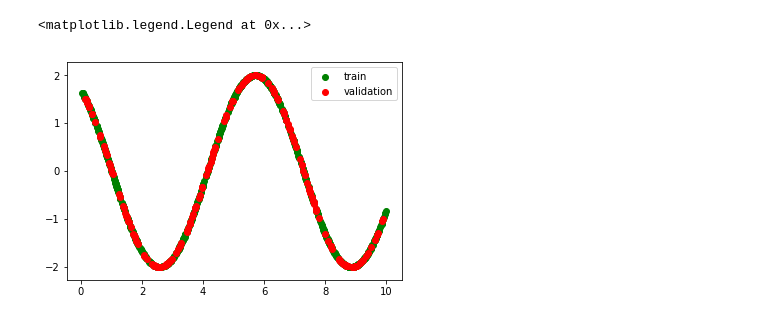
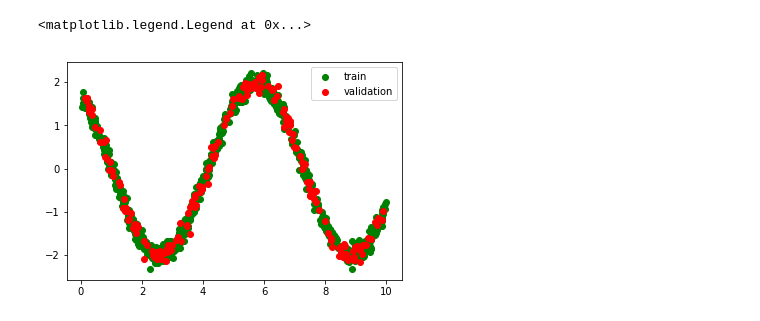
Before and after one commit to hbhat4000/sdeinference, a Jupyter notebook: NNcode/1dim_2hiddenLayers.ipynb, the cells around one changed output. Saved outputs shown, nothing was run; the diff lists cells and outputs as text; code cells hidden in the pictures.

```diff
--- a/NNcode/1dim_2hiddenLayers.ipynb
+++ b/NNcode/1dim_2hiddenLayers.ipynb
@@ -24,25 +24,26 @@ n_epochs = 1001
 # %%
 # randn takes the dimensions of the returned array as the parameters
 def function_to_learn(x):
-    return 2 * np.sin(1 - x) # + 0.125 * np.random.randn(*x.shape)
+    return 2 * np.sin(1 - x)
+
+def function_to_learn_with_noise(x):
+    return 2 * np.sin(1 - x) + 0.125 * np.random.randn(*x.shape)
 # %%
-all_x = np.float32(np.random.uniform(0, 10, (1, n_inputs))).T
-# all_x_fdd = numpy.diff(all_x)
-np.random.shuffle(all_x)
+X_all = np.float32(np.random.uniform(0, 10, (1, n_inputs))).T
+np.random.shuffle(X_all)
 train_size = int(n_inputs * train_split)
-# trainx = random.sample(all_x, train_size)
-trainx = all_x[:train_size]
-validx = all_x[train_size:]
-trainy = function_to_learn(trainx)
-validy = function_to_learn(validx)
+X_train = X_all[:train_size]
+X_validation = X_all[train_size:]
+y_train = function_to_learn_with_noise(X_train)
+y_validation = function_to_learn_with_noise(X_validation)
 # %%
 plt.figure(1)
-plt.scatter(trainx, trainy, c = 'green', label = 'train')
-plt.scatter(validx, validy, c = 'red', label = 'validation')
+plt.scatter(X_train, y_train, c = 'green', label = 'train')
+plt.scatter(X_validation, y_validation, c = 'red', label = 'validation')
 plt.legend()
 # %% [output]
 <matplotlib.legend.Legend at 0x...>
-[figure, old version]
+[figure, new version]
 # %%
 X = tf.placeholder(tf.float32, shape = (None, 1), name = "X")
 y = tf.placeholder(tf.float32, shape = None, name = "y")
```
Also changed, not shown: parts of 4 cells of this notebook, 1 other file.
